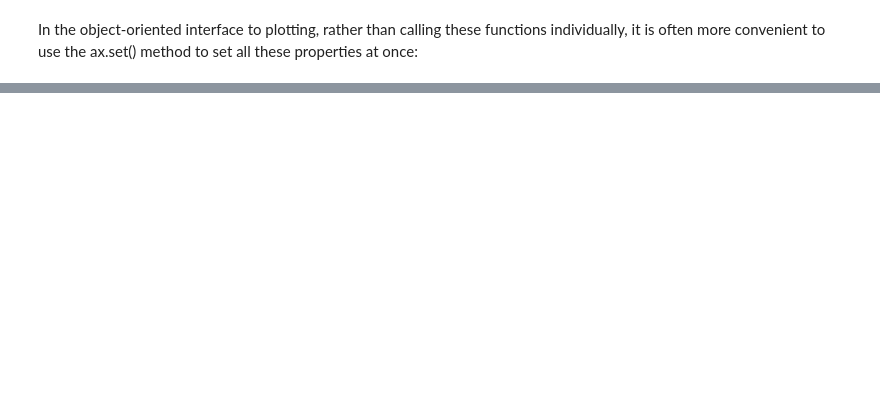
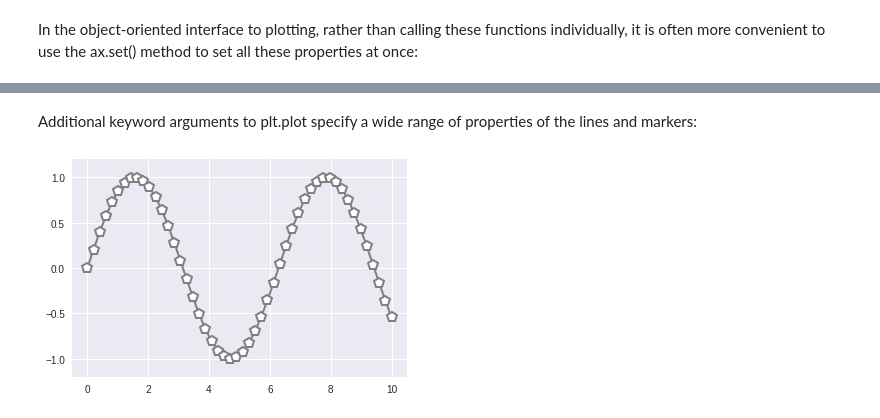
Before and after one commit to Jaise152/Learning, a Jupyter notebook: Matplotlib.ipynb, the cells around one changed output, grey strips where cells are left out. Saved outputs shown, nothing was run; the diff lists cells and outputs as text; code cells hidden in the pictures; blank space fills up the shorter version.

```diff
--- a/Matplotlib.ipynb
+++ b/Matplotlib.ipynb
@@ -172,0 +193,11 @@ ax.set(xlim=(0, 10), ylim=(-2, 2),
+# %% [markdown]
+Additional keyword arguments to plt.plot specify a wide range of properties of the lines and markers:
+# %%
+plt.plot(x, y, '-p', color='gray',
+         markersize=10, linewidth=2,
+         markerfacecolor='white',
+         markeredgecolor='gray',
+         markeredgewidth=2)
+plt.ylim(-1.2, 1.2);
+# %% [output]
+[figure, added]
```
Also changed, not shown: parts of 40 cells of this notebook.
